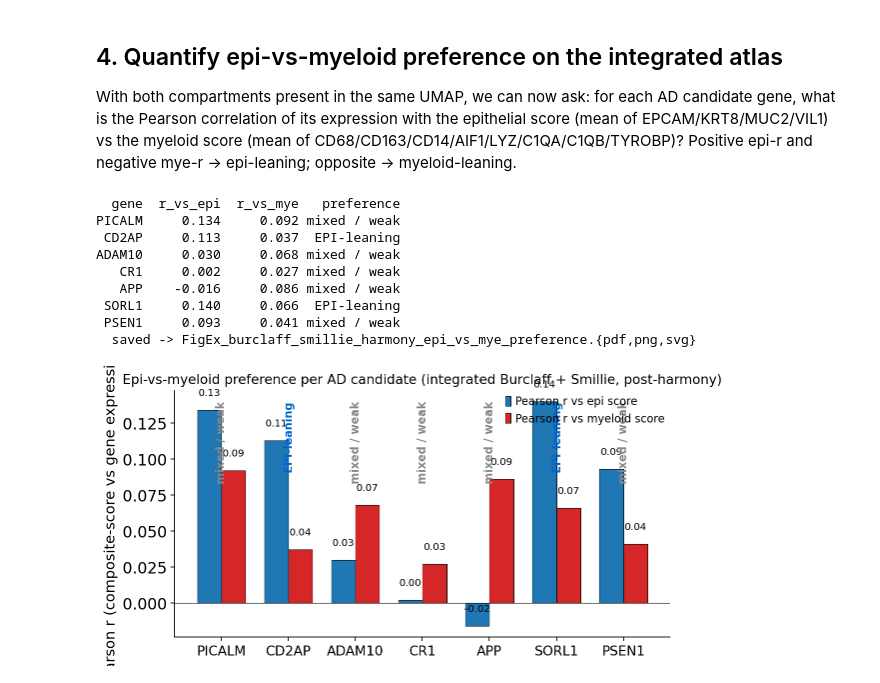
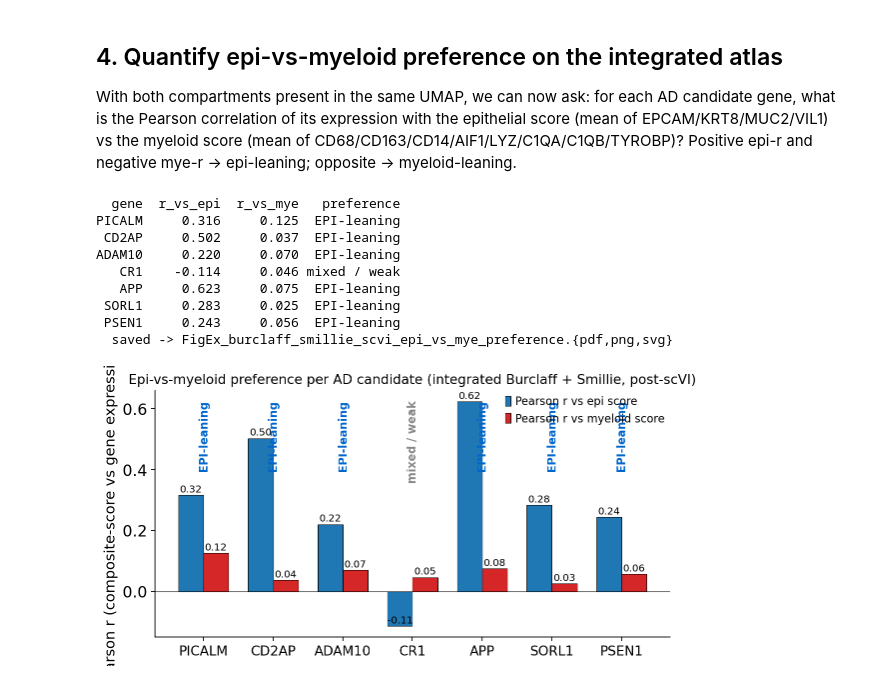
Before and after one commit to Starlitnightly/omicos-task-mouse-spatial, a Jupyter notebook: notebooks/paper_figure_exsupp.ipynb, the cells around one changed output. Cells and saved outputs as stored; diff of their text form; code cells hidden in the pictures.

```diff
--- a/notebooks/paper_figure_exsupp.ipynb
+++ b/notebooks/paper_figure_exsupp.ipynb
@@ -125,14 +158,11 @@ the two cohorts (different protocols + different selection compartment).
 Harmony aligns the two clouds in PCA space, so the resulting UMAP shows
 biological cell-type structure rather than donor source.
 # %%
-# Re-normalise after concat (each source was already lognormed, but we redo
-# to ensure both are on the same scale)
-raw = merged.X.copy()
-merged.layers['original'] = raw
-# Convert back to counts if needed for sc.pp.normalize_total
-# Both sources are already log1p-normalised, so we skip re-normalisation
-# and just scale + PCA
-sc.pp.scale(merged, max_value=10)
-sc.pp.pca(merged, n_comps=30)
-print('PCA done; X_pca shape:', merged.obsm['X_pca'].shape)
+# Pick highly-variable genes for scVI (uses counts layer)
+sc.pp.highly_variable_genes(merged, n_top_genes=3000, flavor='seurat_v3',
+                            layer='counts', batch_key='source', subset=False)
+print(f'HVG: {int(merged.var["highly_variable"].sum())} / {merged.n_vars}')
+# Ensure FOCAL genes are kept even if not HVG (so we can plot them later)
+merged.var['highly_variable'] = merged.var['highly_variable'] | merged.var_names.isin(FOCAL)
+print(f'after forcing FOCAL: HVG = {int(merged.var["highly_variable"].sum())}')
 # %% [output]
@@ -140,10 +171,17 @@ PCA done; X_pca shape: (28054, 30)
 # %%
-# Harmony batch correction via omicverse
+# Subset to HVG and run scVI on counts layer (GPU)
+hvg_adata = merged[:, merged.var['highly_variable']].copy()
+# scVI needs the counts in .X (or specify layer)
+hvg_adata.layers['counts'] = hvg_adata.layers['counts']  # keep
 ov.single.batch_correction(
-    merged,
+    hvg_adata,
     batch_key='source',
-    methods='harmony',
-    n_pcs=30,
+    methods='scVI',
+    n_layers=2,
+    n_latent=30,
+    max_epochs=100,
 )
-print('after harmony, obsm keys:', list(merged.obsm.keys()))
+# Copy the scVI latent back to merged for downstream plotting on full gene set
+merged.obsm['X_scVI'] = hvg_adata.obsm['X_scVI']
+print('scVI done; latent shape:', merged.obsm['X_scVI'].shape)
 # %% [output]
@@ -273,7 +302,7 @@ the myeloid score (mean of CD68/CD163/CD14/AIF1/LYZ/C1QA/C1QB/TYROBP)?
 Positive epi-r and negative mye-r → epi-leaning; opposite → myeloid-leaning.
 # %%
 # Compute epi and myeloid composite scores per cell
-X = merged.layers['original']
+X = merged.X
 if sparse.issparse(X): X = X.toarray()
 var = list(merged.var_names)
 def mean_of(gene_list):
@@ -305,42 +334,42 @@ for g in AD:
                  'r_vs_mye': round(r_m, 3), 'preference': pref})
 pref_df = pd.DataFrame(rows)
 print(pref_df.to_string(index=False))
-pref_df.to_csv(f'{RES}/harmony_epi_vs_mye_preference.csv', index=False)
+pref_df.to_csv(f'{RES}/scvi_epi_vs_mye_preference.csv', index=False)
 
 # Bar visual
 import seaborn as sns
 fig, ax = plt.subplots(figsize=(7.5, 4.0))
 x = np.arange(len(pref_df)); w = 0.36
 ax.bar(x - w/2, pref_df['r_vs_epi'], w, color='#1f77b4',
        edgecolor='black', lw=0.5, label='Pearson r vs epi score')
 ax.bar(x + w/2, pref_df['r_vs_mye'], w, color='#d62728',
        edgecolor='black', lw=0.5, label='Pearson r vs myeloid score')
 ax.axhline(0, color='black', lw=0.5)
 for i, (e, m) in enumerate(zip(pref_df['r_vs_epi'], pref_df['r_vs_mye'])):
     if pd.notna(e): ax.text(i-w/2, e+0.01, f'{e:.2f}', ha='center', fontsize=TEXT_FS-2)
     if pd.notna(m): ax.text(i+w/2, m+0.01, f'{m:.2f}', ha='center', fontsize=TEXT_FS-2)
 for i, p in enumerate(pref_df['preference']):
     color = ('#0066cc' if 'EPI' in p else '#cc0000' if 'MYE' in p else '#888')
     ax.text(i, ax.get_ylim()[1]*0.95, p, ha='center', va='top',
             fontsize=TEXT_FS-1, color=color, fontweight='bold', rotation=90)
 ax.set_xticks(x); ax.set_xticklabels(pref_df['gene'], fontsize=TICK_FS)
 ax.set_ylabel('Pearson r (composite-score vs gene expression)', fontsize=LABEL_FS)
 ax.set_title('Epi-vs-myeloid preference per AD candidate '
-             '(integrated Burclaff + Smillie, post-harmony)',
+             '(integrated Burclaff + Smillie, post-scVI)',
              fontsize=TITLE_FS-1)
 ax.legend(loc='upper right', frameon=False, fontsize=LEGEND_FS-1)
 ax.spines['top'].set_visible(False); ax.spines['right'].set_visible(False)
 plt.tight_layout()
-save_panel(fig, 'FigEx_burclaff_smillie_harmony_epi_vs_mye_preference')
+save_panel(fig, 'FigEx_burclaff_smillie_scvi_epi_vs_mye_preference')
 plt.show()
 # %% [output]
   gene  r_vs_epi  r_vs_mye   preference
-PICALM     0.134     0.092 mixed / weak
- CD2AP     0.113     0.037  EPI-leaning
-ADAM10     0.030     0.068 mixed / weak
-   CR1     0.002     0.027 mixed / weak
-   APP    -0.016     0.086 mixed / weak
- SORL1     0.140     0.066  EPI-leaning
- PSEN1     0.093     0.041 mixed / weak
-  saved -> FigEx_burclaff_smillie_harmony_epi_vs_mye_preference.{pdf,png,svg}
+PICALM     0.316     0.125  EPI-leaning
+ CD2AP     0.502     0.037  EPI-leaning
+ADAM10     0.220     0.070  EPI-leaning
+   CR1    -0.114     0.046 mixed / weak
+   APP     0.623     0.075  EPI-leaning
+ SORL1     0.283     0.025  EPI-leaning
+ PSEN1     0.243     0.056  EPI-leaning
+  saved -> FigEx_burclaff_smillie_scvi_epi_vs_mye_preference.{pdf,png,svg}
-[figure, old version]
+[figure, new version]
```
Also changed, not shown: parts of 8 cells of this notebook, 19 other files.
